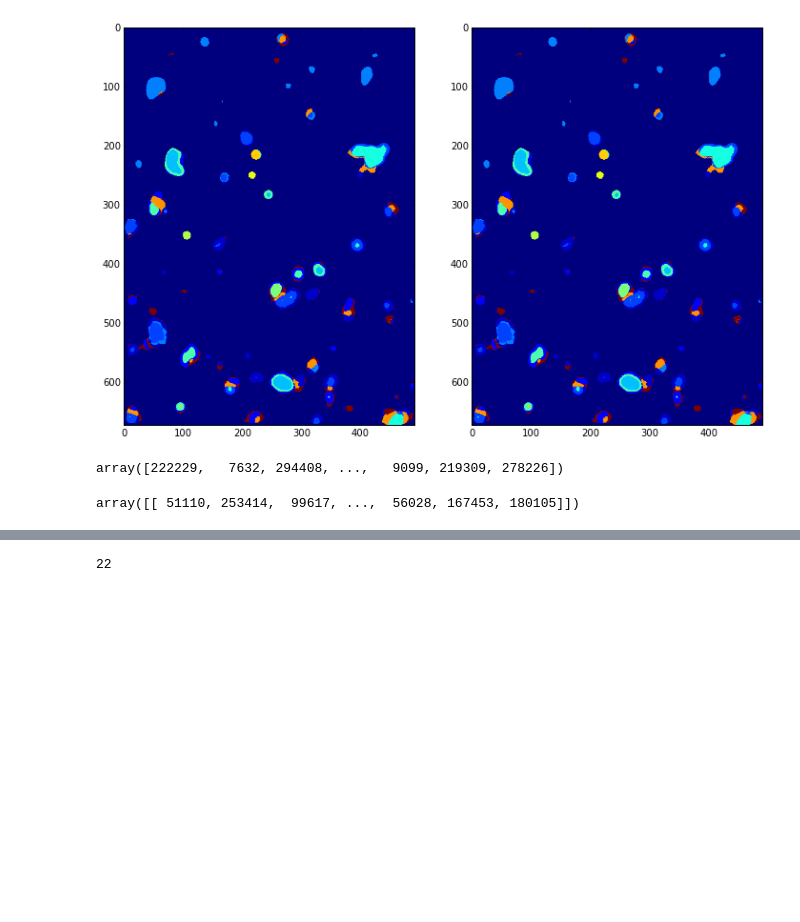
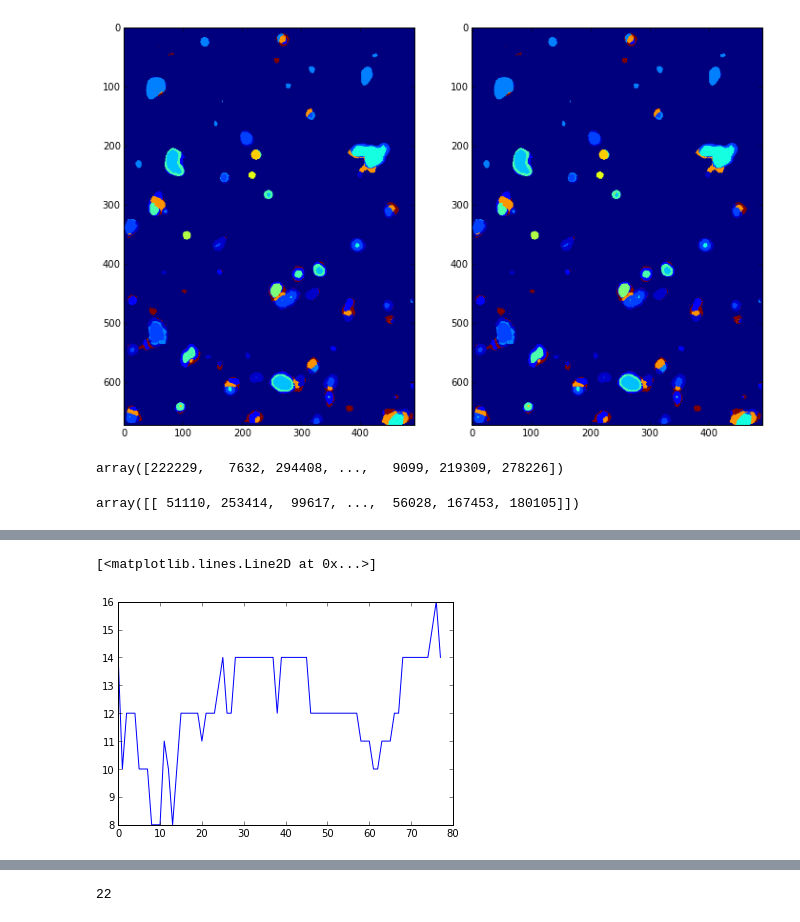
Before and after one commit to klchan13/biosignatures, a Jupyter notebook: notebooks/06-21-14 - Random locations.ipynb, the cells around one changed output, grey strips where cells are left out. Drawn from its saved outputs; the diff is of its cells as text; code cells hidden in the pictures; blank space fills up the shorter version.

```diff
--- a/notebooks/06-21-14 - Random locations.ipynb
+++ b/notebooks/06-21-14 - Random locations.ipynb
@@ -221,0 +306,5 @@ a = 3
+# %%
+plot(med_clust_diffs_78)
+# %% [output]
+[<matplotlib.lines.Line2D at 0x...>]
+[figure, added]
```
Also changed, not shown: parts of 21 cells of this notebook, 2 other files.
